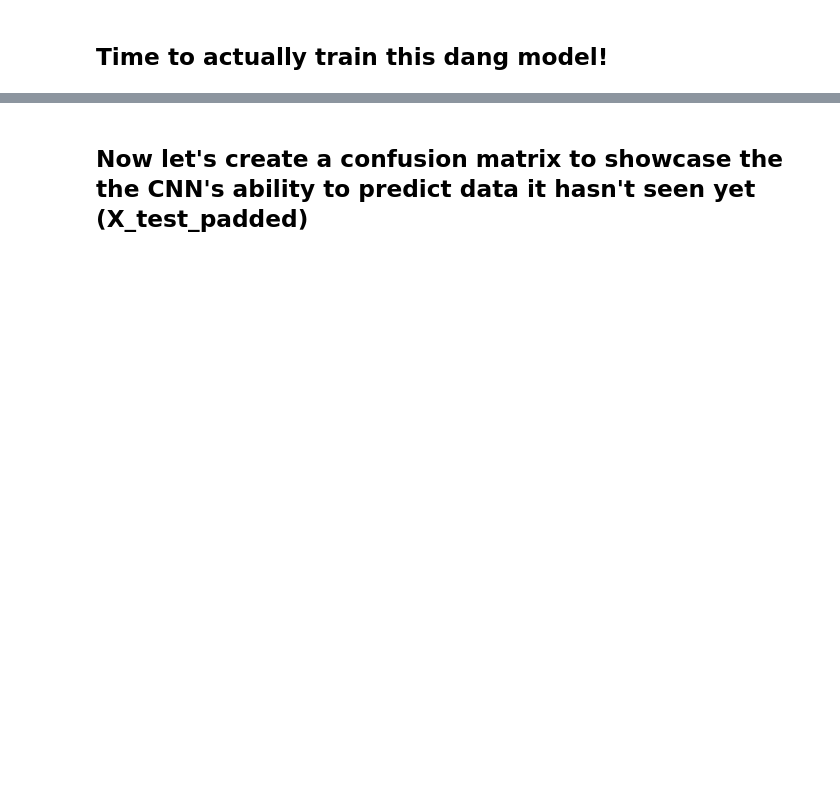
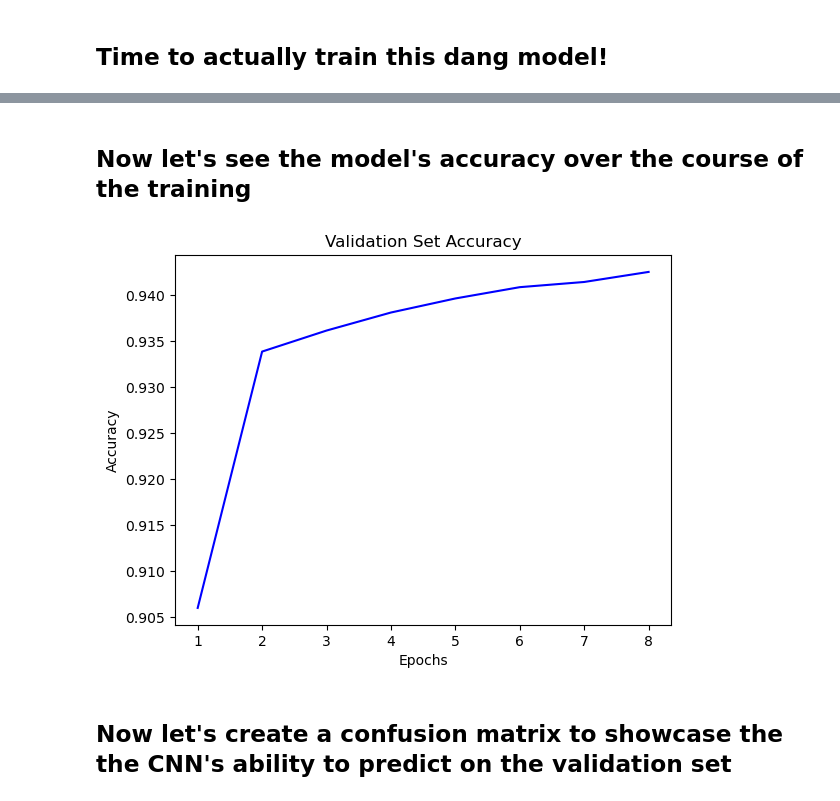
Before and after one commit to CianAllen/Sentiment-Analysis, a Jupyter notebook: sentimentAnalysisModel.ipynb, the cells around one changed output, grey strips where cells are left out. Cells and saved outputs as stored; diff of their text form; code cells hidden in the pictures; blank space fills up the shorter version.

```diff
--- a/sentimentAnalysisModel.ipynb
+++ b/sentimentAnalysisModel.ipynb
@@ -176,5 +177,17 @@ plt.show()
+# %% [markdown]
+## Now let's see the model's accuracy over the course of the training
+# %%
+accuracy = history_cnn.history['accuracy']
+epochs = range(1, len(accuracy) + 1)
+plt.plot(epochs, accuracy, color='blue')
+plt.title('Validation Set Accuracy')
+plt.xlabel('Epochs')
+plt.ylabel('Accuracy')
+plt.show()
+# %% [output]
+[figure, added]
 # %% [markdown]
-## Now let's create a confusion matrix to showcase the the CNN's ability to predict data it hasn't seen yet (X_test_padded)
+## Now let's create a confusion matrix to showcase the the CNN's ability to predict on the validation set
 # %%
 y_pred = np.argmax(cnn_model.predict(X_test_padded), axis=1)
 conf_mat = confusion_matrix(y_test, y_pred)
```
Also changed, not shown: parts of 10 cells of this notebook.
